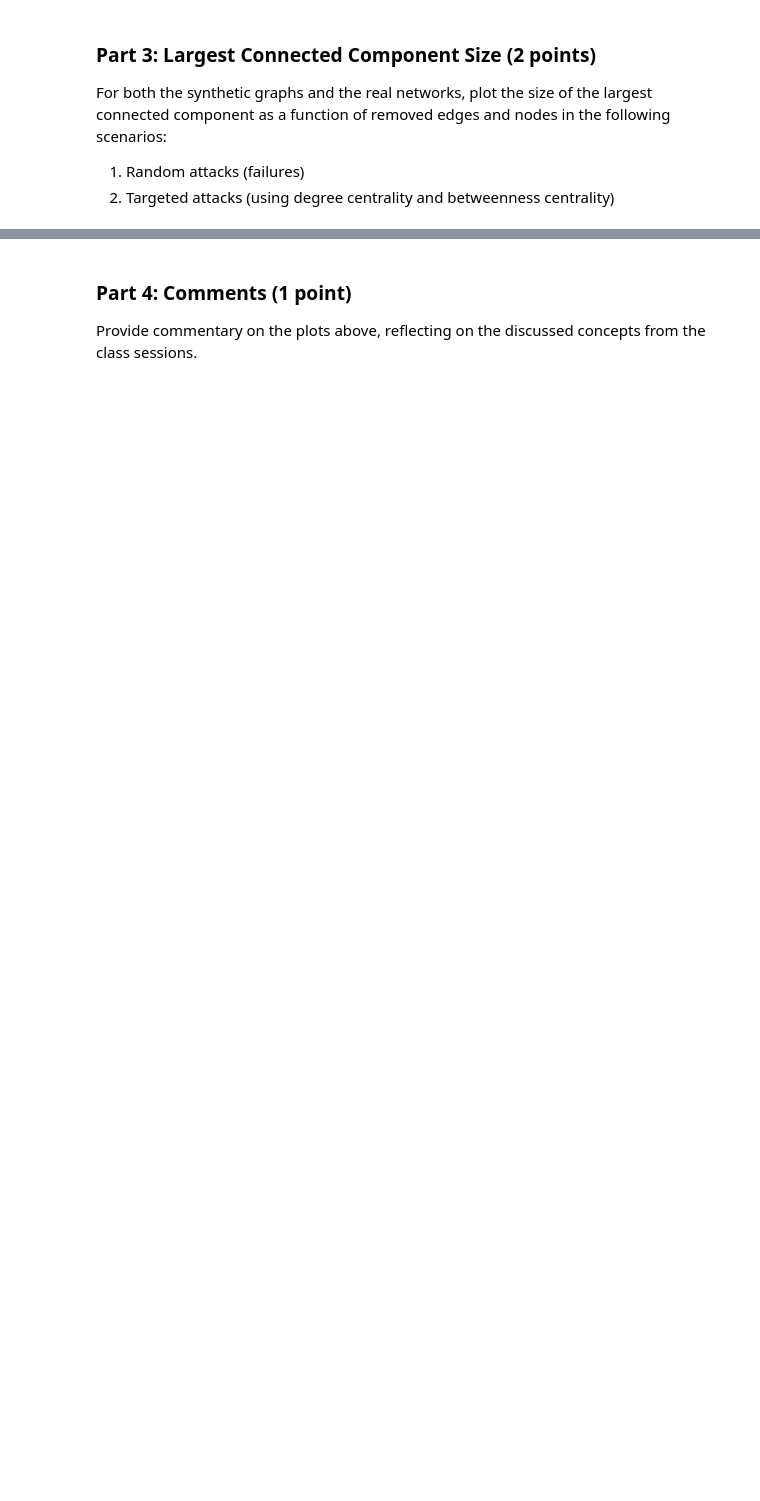
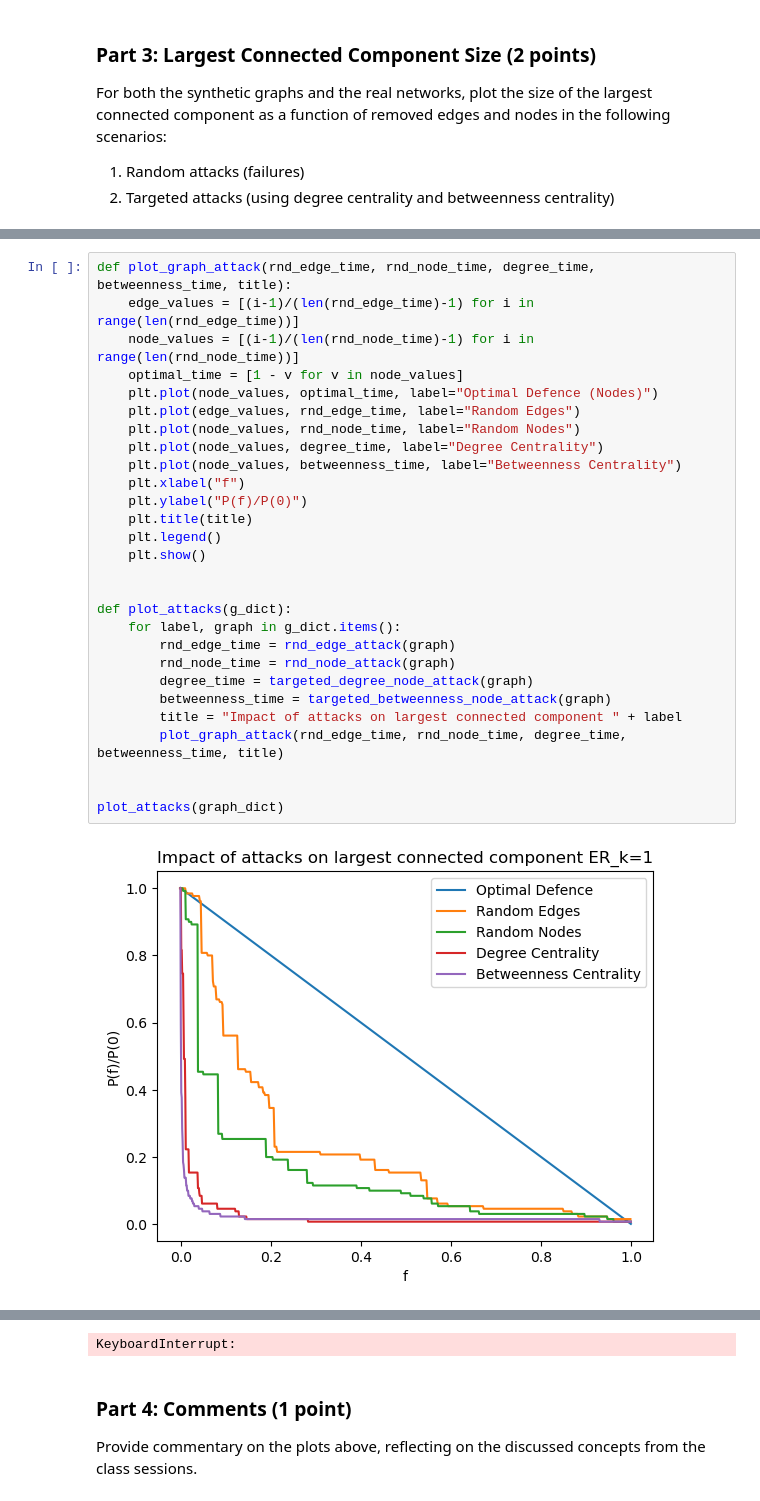
Before and after one commit to liamti5/UZH-Network-Science, a Jupyter notebook: a7/assignment7_Liam_Tessendorf_Maximilian_von_Willich.ipynb, the cells around one changed output, grey strips where cells are left out. Cells and saved outputs as stored; diff of their text form; blank space fills up the shorter version.

```diff
--- a/a7/assignment7_Liam_Tessendorf_Maximilian_von_Willich.ipynb
+++ b/a7/assignment7_Liam_Tessendorf_Maximilian_von_Willich.ipynb
@@ -75,0 +132,30 @@ For both the synthetic graphs and the real networks, plot the size of the larges
+# %%
+def plot_graph_attack(rnd_edge_time, rnd_node_time, degree_time, betweenness_time, title):
+    edge_values = [(i-1)/(len(rnd_edge_time)-1) for i in range(len(rnd_edge_time))]
+    node_values = [(i-1)/(len(rnd_node_time)-1) for i in range(len(rnd_node_time))]
+    optimal_time = [1 - v for v in node_values]
+    plt.plot(node_values, optimal_time, label="Optimal Defence (Nodes)")
+    plt.plot(edge_values, rnd_edge_time, label="Random Edges")
+    plt.plot(node_values, rnd_node_time, label="Random Nodes")
+    plt.plot(node_values, degree_time, label="Degree Centrality")
+    plt.plot(node_values, betweenness_time, label="Betweenness Centrality")
+    plt.xlabel("f")
+    plt.ylabel("P(f)/P(0)")
+    plt.title(title)
+    plt.legend()
+    plt.show()
+
+
+def plot_attacks(g_dict):
+    for label, graph in g_dict.items():
+        rnd_edge_time = rnd_edge_attack(graph)
+        rnd_node_time = rnd_node_attack(graph)
+        degree_time = targeted_degree_node_attack(graph)
+        betweenness_time = targeted_betweenness_node_attack(graph)
+        title = "Impact of attacks on largest connected component " + label
+        plot_graph_attack(rnd_edge_time, rnd_node_time, degree_time, betweenness_time, title)
+
+
+plot_attacks(graph_dict)
+# %% [output]
+[figure, added]
@@ -76,3 +166,4 @@ For both the synthetic graphs and the real networks, plot the size of the larges
+KeyboardInterrupt:
 # %% [markdown]
 ### Part 4: Comments (1 point)
 Provide commentary on the plots above, reflecting on the discussed concepts from the class sessions.
```
Also changed, not shown: parts of 4 cells of this notebook.
